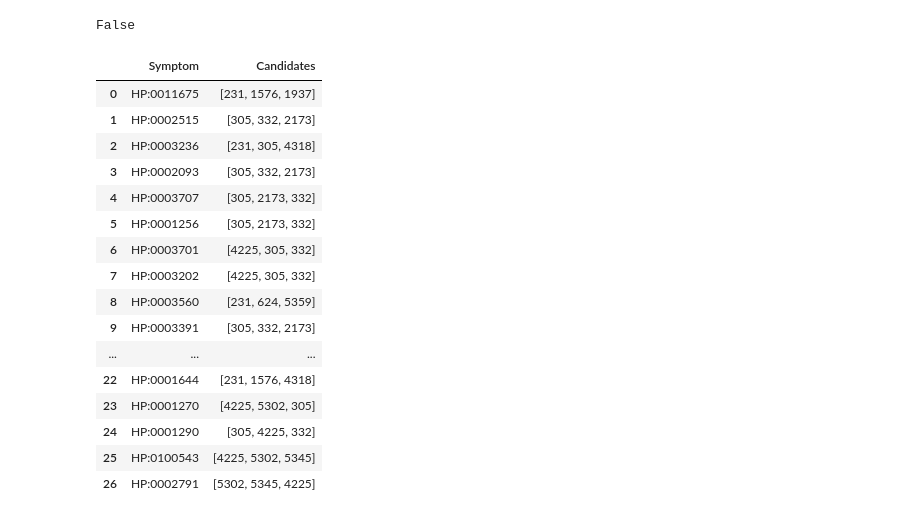
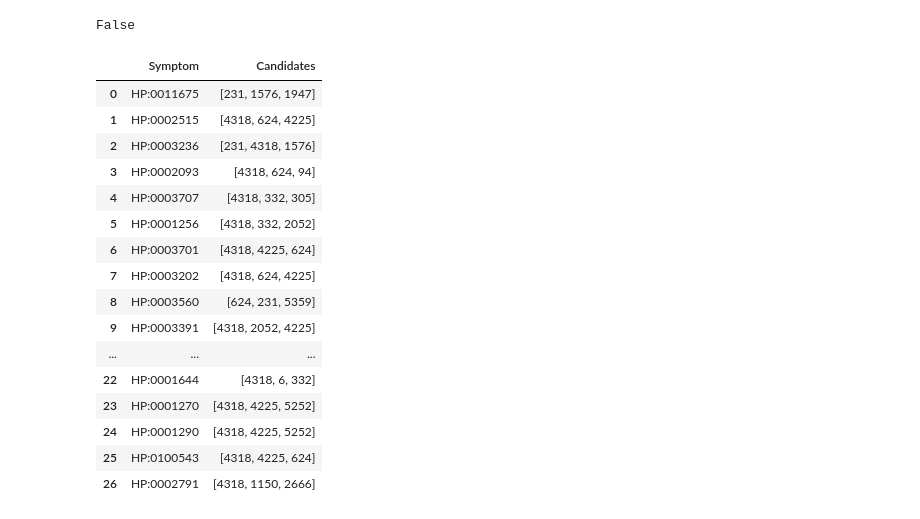
Before and after one commit to rosazwart/XAIFO-ThesisProject, a Jupyter notebook: explainer1.ipynb, the cells around one changed output. Cells and saved outputs as stored; diff of their text form; code cells hidden in the pictures.

```diff
--- a/explainer1.ipynb
+++ b/explainer1.ipynb
@@ -198,14 +211,14 @@ Load trained model
 # %%
 from gnn.linkpred_model import LinkPredModel
 
-with open(f'output/g{dataset_nr}_{embedding_method}/best_model_{dataset_nr}_{embedding_method}_args.pkl', 'rb') as f:
+with open(f'{run_dir}/best_model_{dataset_nr}_{embedding_method}_args.pkl', 'rb') as f:
     loaded_args = pickle.load(f)
 
 best_model = LinkPredModel(len(embedding['Embedding'][0]),
                            loaded_args['hidden_dim'], loaded_args['output_dim'],
                            loaded_args['layers'], loaded_args['aggr'],
                            loaded_args['dropout'], loaded_args['device']).to(loaded_args['device'])
-best_model.load_state_dict(torch.load(f'output/g{dataset_nr}_{embedding_method}/best_model_{dataset_nr}_{embedding_method}.pth'))
+best_model.load_state_dict(torch.load(f'{run_dir}/best_model_{dataset_nr}_{embedding_method}.pth'))
 # %% [output]
 <All keys matched successfully>
 # %% [markdown]
@@ -269,28 +282,26 @@ def explain_edge(node_idx1, node_idx2):
 
     return None, None
 # %%
-import ast
-
-symptoms_drugs = pd.read_pickle(f'output/g{dataset_nr}_{embedding_method}/predictions/candidates_per_symptom_{dataset_nr}_{embedding_method}.pkl')
+symptoms_drugs = pd.read_pickle(f'{run_dir}/pred/candidates_per_symptom_{dataset_nr}_{embedding_method}.pkl')
 symptoms_drugs
 # %% [output]
 |  | Symptom | Candidates |
-| 0 | HP:0011675 | [231, 1576, 1937] |
-| 1 | HP:0002515 | [305, 332, 2173] |
-| 2 | HP:0003236 | [231, 305, 4318] |
-| 3 | HP:0002093 | [305, 332, 2173] |
-| 4 | HP:0003707 | [305, 2173, 332] |
-| 5 | HP:0001256 | [305, 2173, 332] |
-| 6 | HP:0003701 | [4225, 305, 332] |
-| 7 | HP:0003202 | [4225, 305, 332] |
-| 8 | HP:0003560 | [231, 624, 5359] |
-| 9 | HP:0003391 | [305, 332, 2173] |
+| 0 | HP:0011675 | [231, 1576, 1947] |
+| 1 | HP:0002515 | [4318, 624, 4225] |
+| 2 | HP:0003236 | [231, 4318, 1576] |
+| 3 | HP:0002093 | [4318, 624, 94] |
+| 4 | HP:0003707 | [4318, 332, 305] |
+| 5 | HP:0001256 | [4318, 332, 2052] |
+| 6 | HP:0003701 | [4318, 4225, 624] |
+| 7 | HP:0003202 | [4318, 624, 4225] |
+| 8 | HP:0003560 | [624, 231, 5359] |
+| 9 | HP:0003391 | [4318, 2052, 4225] |
 | ... | ... | ... |
-| 22 | HP:0001644 | [231, 1576, 4318] |
-| 23 | HP:0001270 | [4225, 5302, 305] |
-| 24 | HP:0001290 | [305, 4225, 332] |
-| 25 | HP:0100543 | [4225, 5302, 5345] |
-| 26 | HP:0002791 | [5302, 5345, 4225] |
+| 22 | HP:0001644 | [4318, 6, 332] |
+| 23 | HP:0001270 | [4318, 4225, 5252] |
+| 24 | HP:0001290 | [4318, 4225, 5252] |
+| 25 | HP:0100543 | [4318, 4225, 624] |
+| 26 | HP:0002791 | [4318, 1150, 2666] |
 # %%
 def get_node_idx(id, nodes):
     return nodes[nodes['id'] == id].index.values.astype(int)[0]
```
Also changed, not shown: parts of 11 cells of this notebook, 27 other files.
